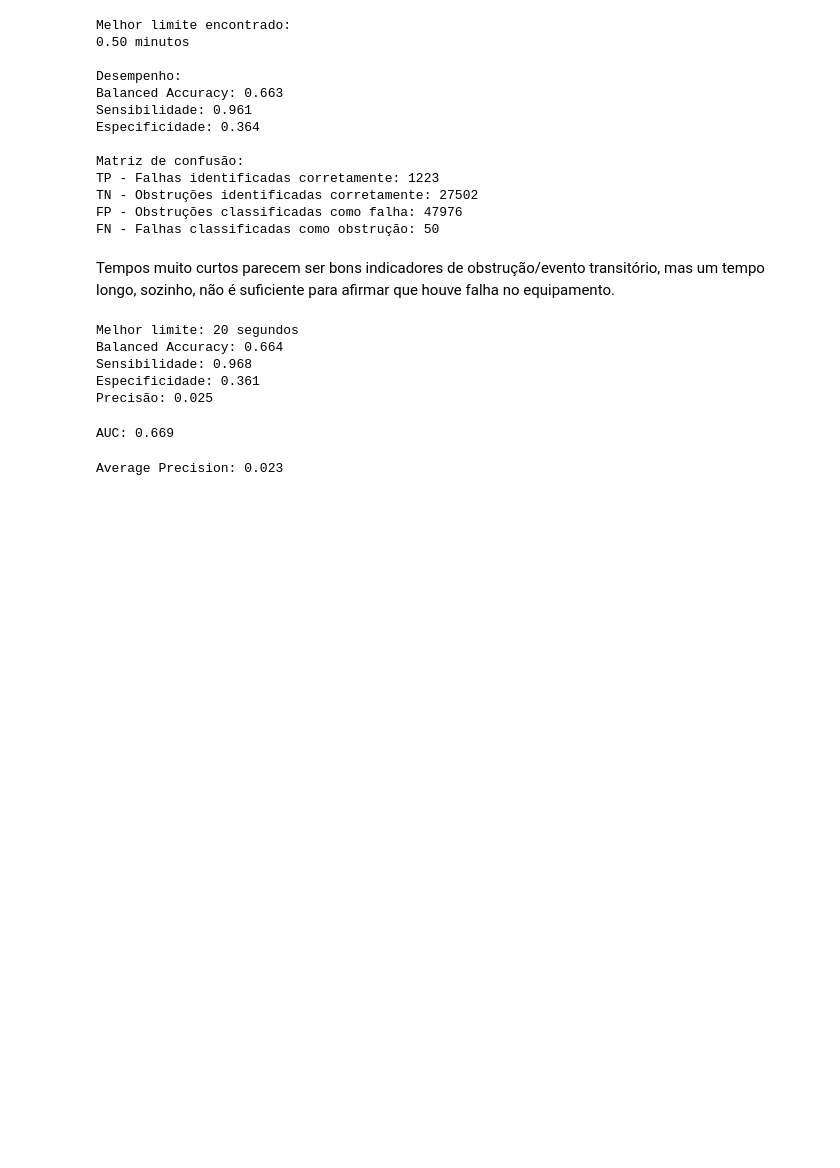
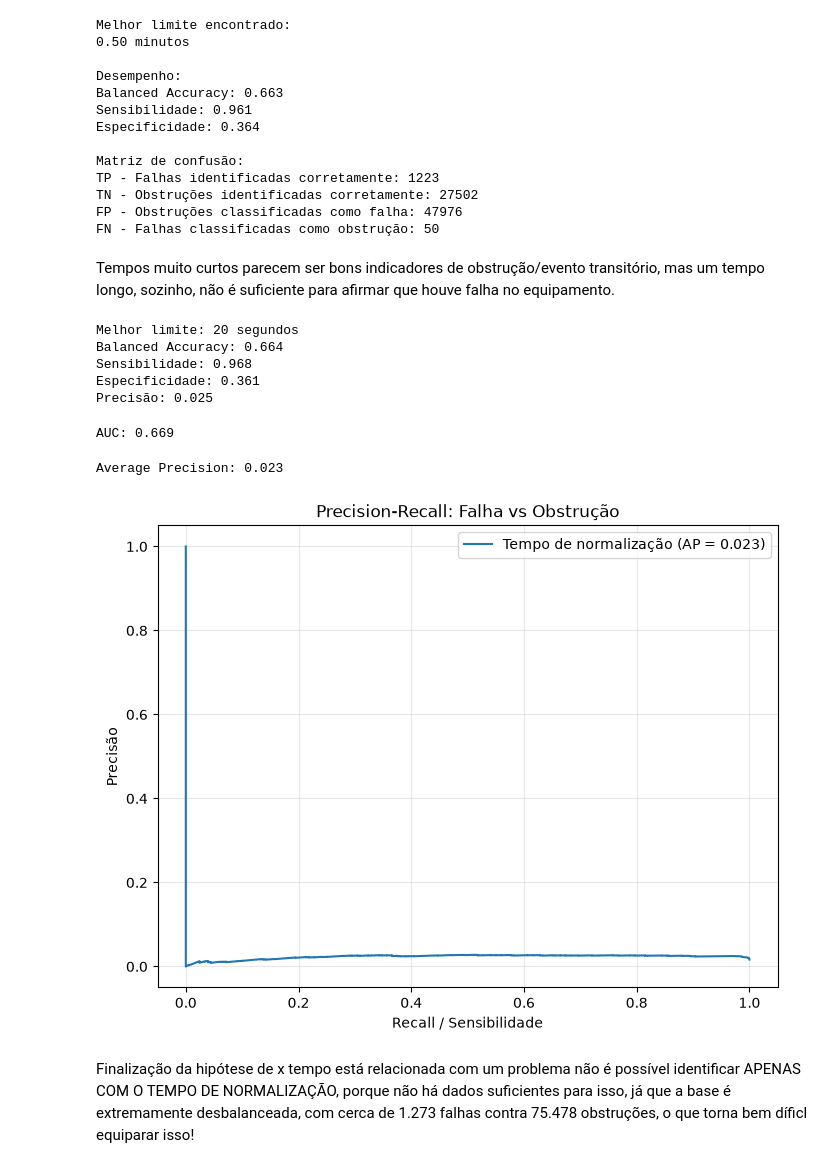
Before and after one commit to joaocardosodias/Lumem, a Jupyter notebook: eda/hipoteses/hipótese_5.ipynb, the cells around one changed output. Cells and saved outputs as stored; diff of their text form; code cells hidden in the pictures; blank space fills up the shorter version.

Commit message:
feat: inciando a segunda hipótese de se um certo tempo tem haver com um certo defeito

```diff
--- a/eda/hipoteses/hipótese_5.ipynb
+++ b/eda/hipoteses/hipótese_5.ipynb
@@ -1994,3 +1994,27 @@ print(
 )
 # %% [output]
 Average Precision: 0.023
+# %%
+plt.figure(figsize=(8, 6))
+
+plt.plot(
+    recall,
+    precision,
+    label=f"Tempo de normalização (AP = {average_precision:.3f})"
+)
+
+plt.xlabel("Recall / Sensibilidade")
+plt.ylabel("Precisão")
+
+plt.title(
+    "Precision-Recall: Falha vs Obstrução"
+)
+
+plt.legend()
+plt.grid(alpha=0.3)
+
+plt.show()
+# %% [output]
+[figure, added]
+# %% [markdown]
+Finalização da hipótese de x tempo está relacionada com um problema não é possível identificar APENAS COM O TEMPO DE NORMALIZAÇÃO, porque não há dados suficientes para isso, já que a base é extremamente desbalanceada, com cerca de 1.273 falhas contra 75.478 obstruções, o que torna bem díficl equiparar isso!
```
Also changed, not shown: parts of 8 cells of this notebook.
